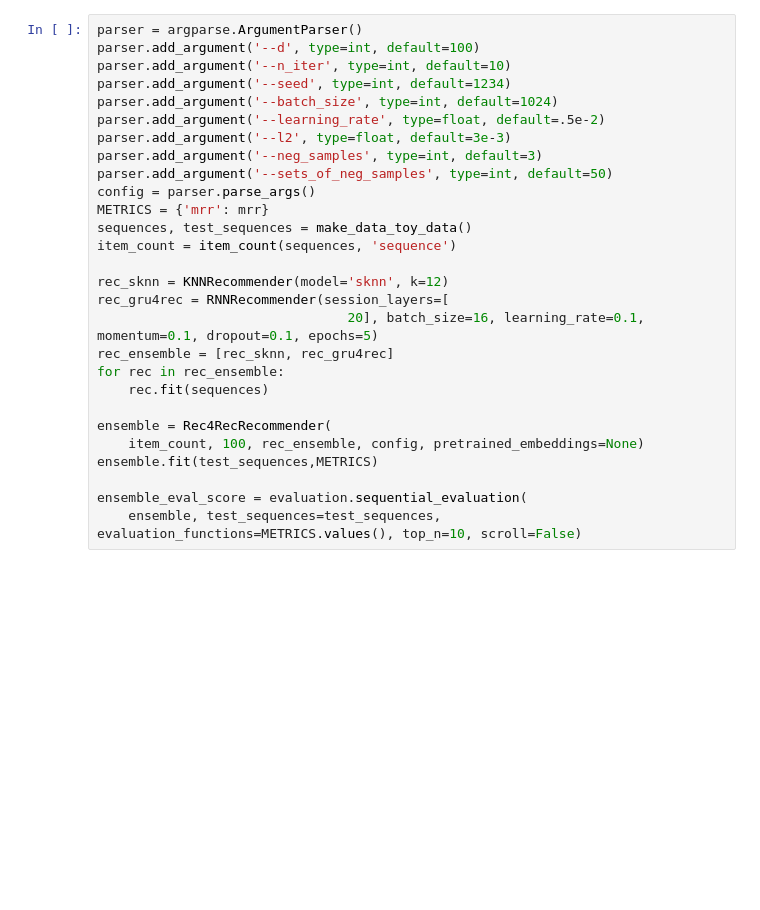
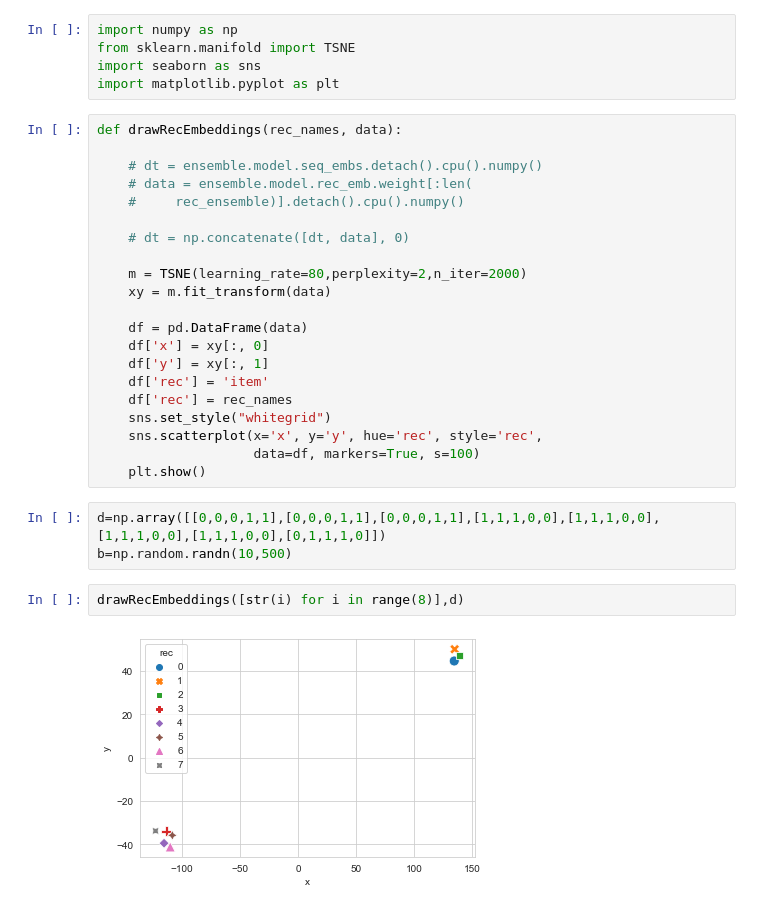
Before and after one commit to lofimizumo/r4rCIKM, a Jupyter notebook: a.ipynb, the cells around one changed output. Saved outputs shown, nothing was run; the diff lists cells and outputs as text; blank space fills up the shorter version.

Commit message:
tsne

```diff
--- a/a.ipynb
+++ b/a.ipynb
@@ -38,28 +1,33 @@ TypeError: unsupported operand type(s) for |: 'set' and 'NoneType'
-# %%
-parser = argparse.ArgumentParser()
-parser.add_argument('--d', type=int, default=100)
-parser.add_argument('--n_iter', type=int, default=10)
-parser.add_argument('--seed', type=int, default=1234)
-parser.add_argument('--batch_size', type=int, default=1024)
-parser.add_argument('--learning_rate', type=float, default=.5e-2)
-parser.add_argument('--l2', type=float, default=3e-3)
-parser.add_argument('--neg_samples', type=int, default=3)
-parser.add_argument('--sets_of_neg_samples', type=int, default=50)
-config = parser.parse_args()
-METRICS = {'mrr': mrr}
-sequences, test_sequences = make_data_toy_data()
-item_count = item_count(sequences, 'sequence')
-
-rec_sknn = KNNRecommender(model='sknn', k=12)
-rec_gru4rec = RNNRecommender(session_layers=[
-                                20], batch_size=16, learning_rate=0.1, momentum=0.1, dropout=0.1, epochs=5)
-rec_ensemble = [rec_sknn, rec_gru4rec]
-for rec in rec_ensemble:
-    rec.fit(sequences)
-
-ensemble = Rec4RecRecommender(
-    item_count, 100, rec_ensemble, config, pretrained_embeddings=None)
-ensemble.fit(test_sequences,METRICS)
-
-ensemble_eval_score = evaluation.sequential_evaluation(
-    ensemble, test_sequences=test_sequences, evaluation_functions=METRICS.values(), top_n=10, scroll=False)
+# %%
+import numpy as np
+from sklearn.manifold import TSNE
+import seaborn as sns
+import matplotlib.pyplot as plt
+# %%
+def drawRecEmbeddings(rec_names, data):
+
+    # dt = ensemble.model.seq_embs.detach().cpu().numpy()
+    # data = ensemble.model.rec_emb.weight[:len(
+    #     rec_ensemble)].detach().cpu().numpy()
+
+    # dt = np.concatenate([dt, data], 0)
+
+    m = TSNE(learning_rate=80,perplexity=2,n_iter=2000)
+    xy = m.fit_transform(data)
+
+    df = pd.DataFrame(data)
+    df['x'] = xy[:, 0]
+    df['y'] = xy[:, 1]
+    df['rec'] = 'item'
+    df['rec'] = rec_names
+    sns.set_style("whitegrid")
+    sns.scatterplot(x='x', y='y', hue='rec', style='rec',
+                    data=df, markers=True, s=100)
+    plt.show()
+# %%
+d=np.array([[0,0,0,1,1],[0,0,0,1,1],[0,0,0,1,1],[1,1,1,0,0],[1,1,1,0,0],[1,1,1,0,0],[1,1,1,0,0],[0,1,1,1,0]])
+b=np.random.randn(10,500)
+# %%
+drawRecEmbeddings([str(i) for i in range(8)],d)
+# %% [output]
+[figure, added]
```
Also changed, not shown: parts of 2 cells of this notebook, 19 other files.
